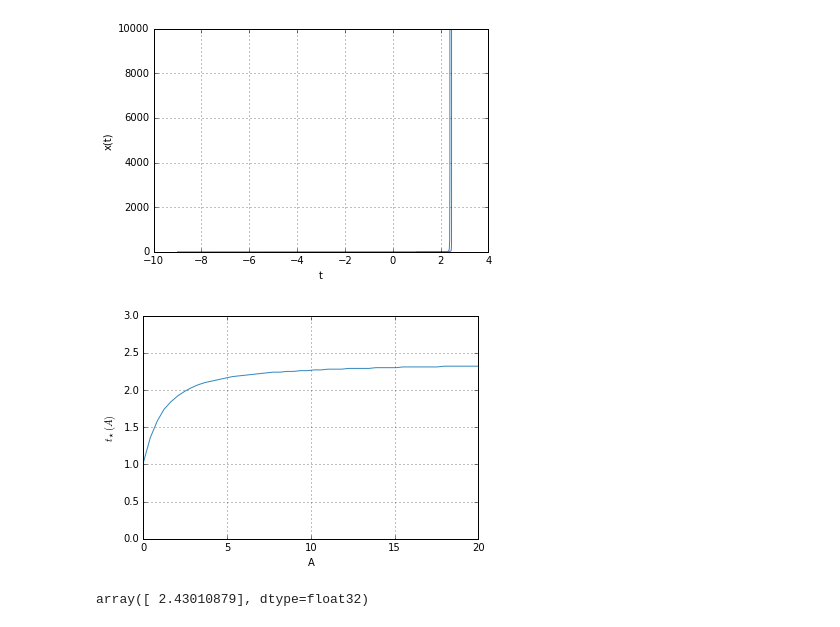
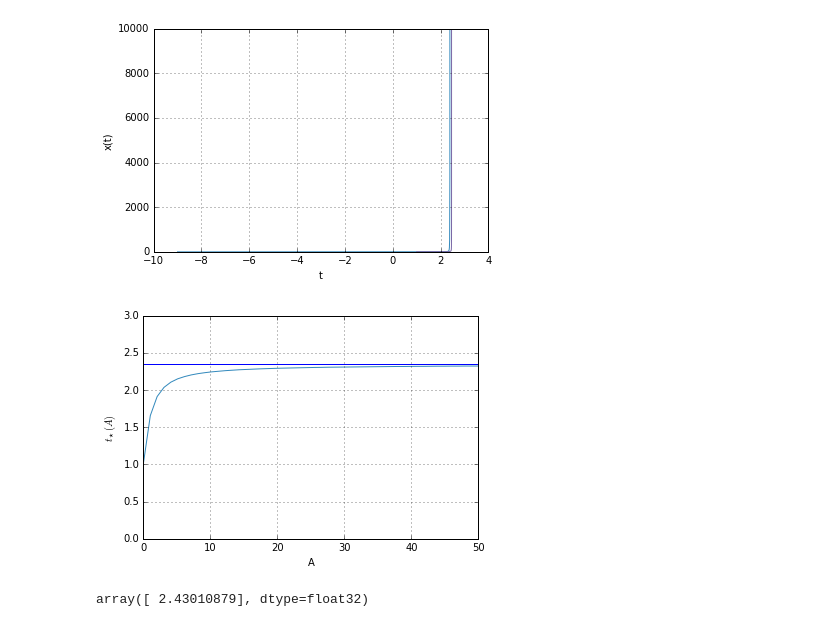
Before and after one commit to cbherbert/stochrare, a Jupyter notebook: Stability-Loss.ipynb, the cells around one changed output. Drawn from its saved outputs; the diff is of its cells as text; code cells hidden in the pictures.

```diff
--- a/Stability-Loss.ipynb
+++ b/Stability-Loss.ipynb
@@ -93,15 +146,16 @@ plt.show()
 # %%
 fig = plt.figure()
 ax  = plt.axes()
 ax.set_xlabel('A')
 ax.set_ylabel('$t_\star(A)$')
 ax.set_ylim([0,3])
 ax.grid()
-ax.plot(*zip(*[(A,deterministic_model.escapetime_sample(-3.0,-9.0,A,ntraj=1,dt=0.01)) for A in np.linspace(0,20)]))
+ax.plot(*zip(*[(A,deterministic_model.escapetime_sample(-3.0,-9.0,A,ntraj=1,dt=0.001)) for A in np.linspace(0,50)]))
+ax.axhline(y=deterministic_model.blowuptime(-3.0,-9.0,T=13,dt=0.001))
 #ax.plot(np.linspace(0.1,20),2.7-1.0/np.linspace(0.1,20))
 plt.show()
 # %% [output]
-[figure, old version]
+[figure, new version]
 # %%
 time = [deterministic_model.escapetime_sample(-3.0,-9.0,A,ntraj=1) for A in np.linspace(0,20)]
 # %%
```
Also changed, not shown: parts of 50 cells of this notebook, 1 other file.
